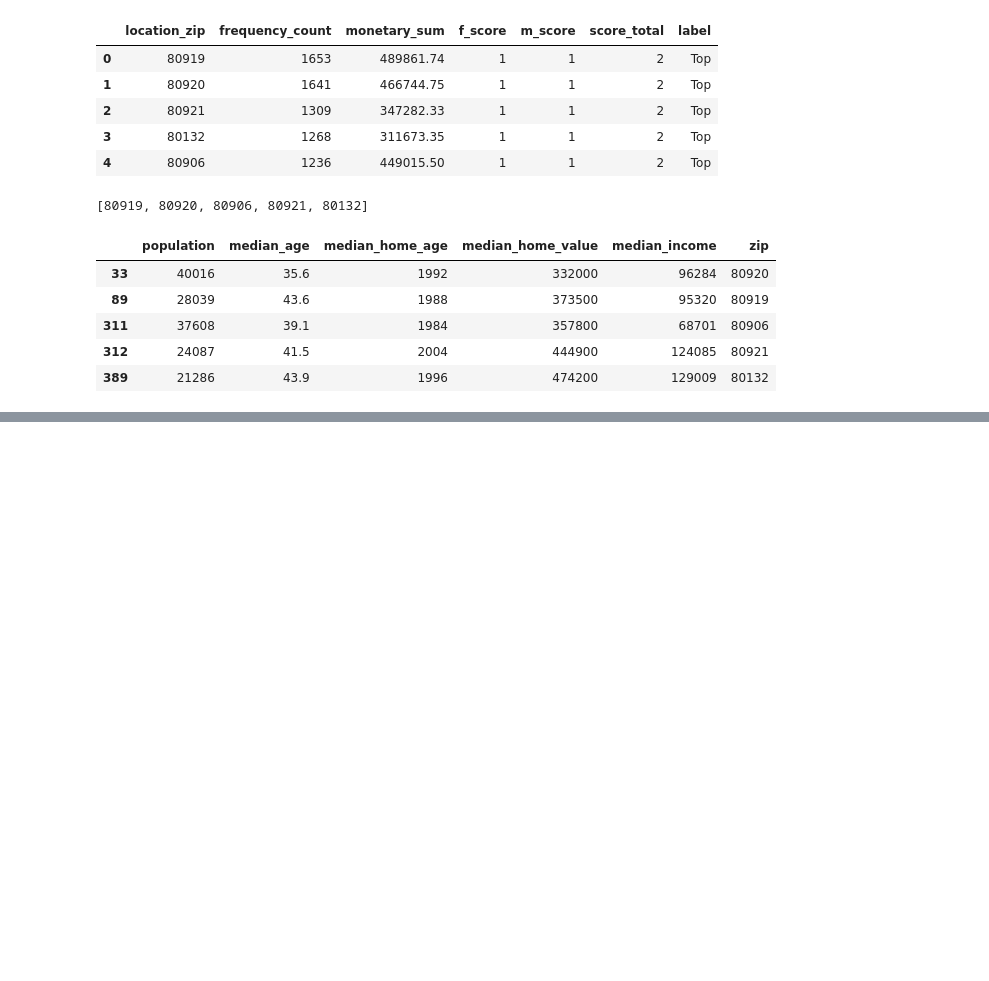
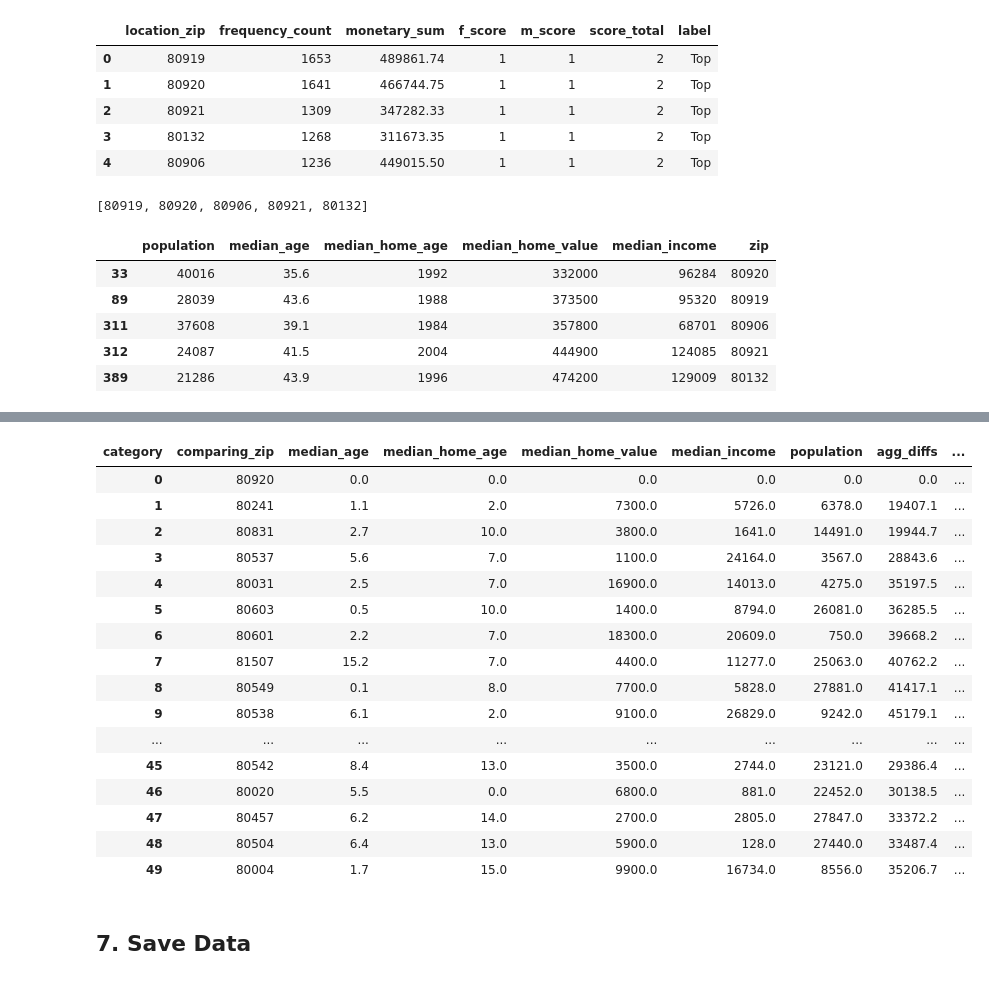
Before and after one commit to danielq1985/si_expansion_public, a Jupyter notebook: who_census.ipynb, the cells around one changed output, grey strips where cells are left out. Cells and saved outputs as stored; diff of their text form; code cells hidden in the pictures; blank space fills up the shorter version.

```diff
--- a/who_census.ipynb
+++ b/who_census.ipynb
@@ -167,8 +168,9 @@ df[df['zip'].isin(zip_array)]
 # %%
 def create_df(target_zip):
     """
-    This function finds the difference from target_zip
-    demographics to all other zip demographics in df.
+    Loop through all CO zips finding the
+    differences between target zip
+    demographics
     """
     arr = []
     for index, row in df.iterrows():
@@ -214,0 +187,7 @@ df_80919[df_80919['comparing_zip'] != 80919].sort_values('difference', ascending
+# %%
+df_80920 = create_df(80920)
+df_80906 = create_df(80906)
+df_80921 = create_df(80921)
+df_80132 = create_df(80132)
+df_80919 = create_df(80919)
+df_80919.head(10)
@@ -214,0 +206,42 @@ df_80919[df_80919['comparing_zip'] != 80919].sort_values('difference', ascending
+# %%
+def create_piv(df, zip_string):
+    """
+    Pivot the df, aggregate all values,
+    top 10 lowest values sorted saved
+    as CSV
+    """
+    piv = df.pivot(index='comparing_zip',
+              columns='category',
+              values='difference')
+    piv['agg_diffs']= piv.sum(axis=1)
+    piv['selected_zip'] = zip_string
+    piv = piv.sort_values('agg_diffs').head(10)
+    return piv
+# %%
+# Concat all dfs to final pivot df
+final_piv = pd.concat([create_piv(df_80920, "80920"), create_piv(df_80906, "80906"),
+                      create_piv(df_80921, "80921"), create_piv(df_80132, "80132"),
+                      create_piv(df_80919, "80919")])
+# %%
+# Final data
+final_piv.reset_index()
+# %% [output]
+| category | comparing_zip | median_age | median_home_age | median_home_value | median_income | population | agg_diffs | ... |
+| 0 | 80920 | 0.0 | 0.0 | 0.0 | 0.0 | 0.0 | 0.0 | ... |
+| 1 | 80241 | 1.1 | 2.0 | 7300.0 | 5726.0 | 6378.0 | 19407.1 | ... |
+| 2 | 80831 | 2.7 | 10.0 | 3800.0 | 1641.0 | 14491.0 | 19944.7 | ... |
+| 3 | 80537 | 5.6 | 7.0 | 1100.0 | 24164.0 | 3567.0 | 28843.6 | ... |
+| 4 | 80031 | 2.5 | 7.0 | 16900.0 | 14013.0 | 4275.0 | 35197.5 | ... |
+| 5 | 80603 | 0.5 | 10.0 | 1400.0 | 8794.0 | 26081.0 | 36285.5 | ... |
+| 6 | 80601 | 2.2 | 7.0 | 18300.0 | 20609.0 | 750.0 | 39668.2 | ... |
+| 7 | 81507 | 15.2 | 7.0 | 4400.0 | 11277.0 | 25063.0 | 40762.2 | ... |
+| 8 | 80549 | 0.1 | 8.0 | 7700.0 | 5828.0 | 27881.0 | 41417.1 | ... |
+| 9 | 80538 | 6.1 | 2.0 | 9100.0 | 26829.0 | 9242.0 | 45179.1 | ... |
+| ... | ... | ... | ... | ... | ... | ... | ... | ... |
+| 45 | 80542 | 8.4 | 13.0 | 3500.0 | 2744.0 | 23121.0 | 29386.4 | ... |
+| 46 | 80020 | 5.5 | 0.0 | 6800.0 | 881.0 | 22452.0 | 30138.5 | ... |
+| 47 | 80457 | 6.2 | 14.0 | 2700.0 | 2805.0 | 27847.0 | 33372.2 | ... |
+| 48 | 80504 | 6.4 | 13.0 | 5900.0 | 128.0 | 27440.0 | 33487.4 | ... |
+| 49 | 80004 | 1.7 | 15.0 | 9900.0 | 16734.0 | 8556.0 | 35206.7 | ... |
+# %% [markdown]
+## 7. Save Data
```
Also changed, not shown: parts of 7 cells of this notebook, 4 other files.
